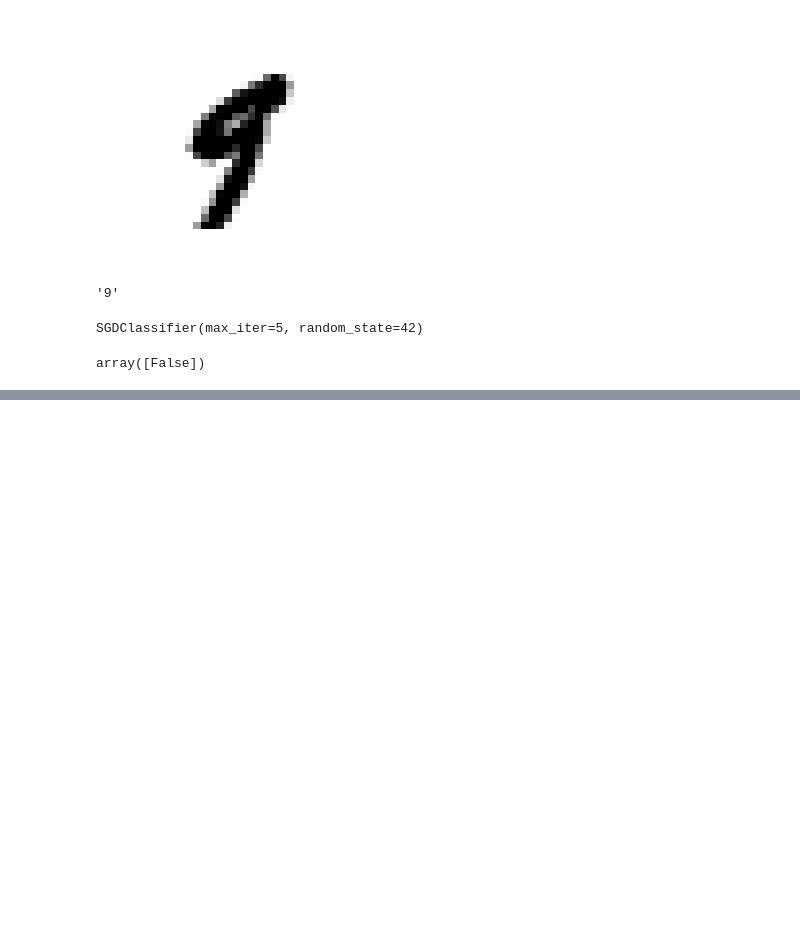
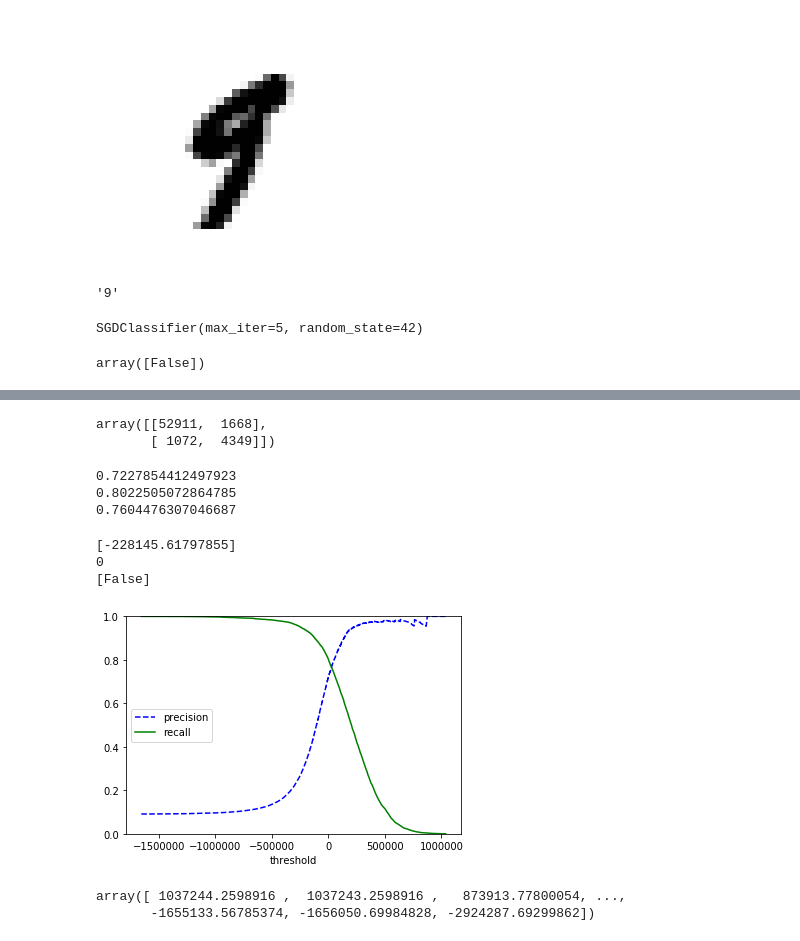
Before and after one commit to sora-12/Self_study, a Jupyter notebook: handson-ml/chap3)MNIST.ipynb, the cells around one changed output, grey strips where cells are left out. Cells and saved outputs as stored; diff of their text form; code cells hidden in the pictures; blank space fills up the shorter version.

```diff
--- a/handson-ml/chap3)MNIST.ipynb
+++ b/handson-ml/chap3)MNIST.ipynb
@@ -66,0 +106,59 @@ array([False])
+# %%
+# 오차 행렬 만들기
+
+'''
+행 - 실제 클래스 / 열 - 예측한 클래스
+정밀도(precision_score)- TP/(TP+FP) // 양성(예측) -> 양성(실제) 모든 양성(예측) 샘플을 무시함
+재현율(recall_score)- TP/(TP+FN) // 양성(실제) -> 양성(실제)
+F(F1_score) - 정밀도와 재현율을 하나의 숫자로 표현 (harmonic mean) / 항상 높다고 좋은건 아님, 상황에 따라 정밀도 재현율의 중요도 판단 기준 달라짐
+
+'''
+from sklearn.metrics import confusion_matrix
+confusion_matrix(y_train_5, y_train_pred)
+# %% [output]
+array([[52911,  1668],
+       [ 1072,  4349]])
+# %%
+from sklearn.metrics import precision_score, recall_score
+from sklearn.metrics import f1_score
+print(precision_score(y_train_5, y_train_pred))
+print(recall_score(y_train_5, y_train_pred))
+# F1 Score
+print(f1_score(y_train_5, y_train_pred))
+# %% [output]
+0.7227854412497923
+0.8022505072864785
+0.7604476307046687
+# %%
+#임계값에 따라서 달라지는 재현율, 정밀도
+y_scores = sgd_clf.decision_function([some_digit])
+threshold = 0
+print(y_scores)
+print(threshold)
+
+y_some_digit_pred = (y_scores > threshold)
+print(y_some_digit_pred)
+# %% [output]
+[-228145.61797855]
+0
+[False]
+# %%
+# 적절한 임계값 설정을 위해 훈련 세트에 있는 모든 샘플의 점수 구함(결정 점수)
+y_scores = cross_val_predict(sgd_clf, X_train, y_train_5, cv=3, method="decision_function")
+# %%
+from sklearn.metrics import precision_recall_curve
+precisions, recalls, thresholds = precision_recall_curve(y_train_5, y_scores)
+# %%
+def plot_precision_recall_vs_threshold(precision, recalls, thresholds):
+    plt.plot(thresholds, precision[:-1], "b--", label="precision")
+    plt.plot(thresholds, recalls[:-1], "g-", label = "recall")
+    plt.xlabel('threshold')
+    plt.legend(loc='center left')
+    plt.ylim([0,1])
+
+
+
+plot_precision_recall_vs_threshold(precisions, recalls, thresholds)
+plt.show()
+# %% [output]
+[figure, added]
@@ -66,0 +174,5 @@ array([False])
+# %%
+thresholds
+# %% [output]
+array([ 1037244.2598916 ,  1037243.2598916 ,   873913.77800054, ...,
+       -1655133.56785374, -1656050.69984828, -2924287.69299862])
```
Also changed, not shown: parts of 32 cells of this notebook, 2 other files.
